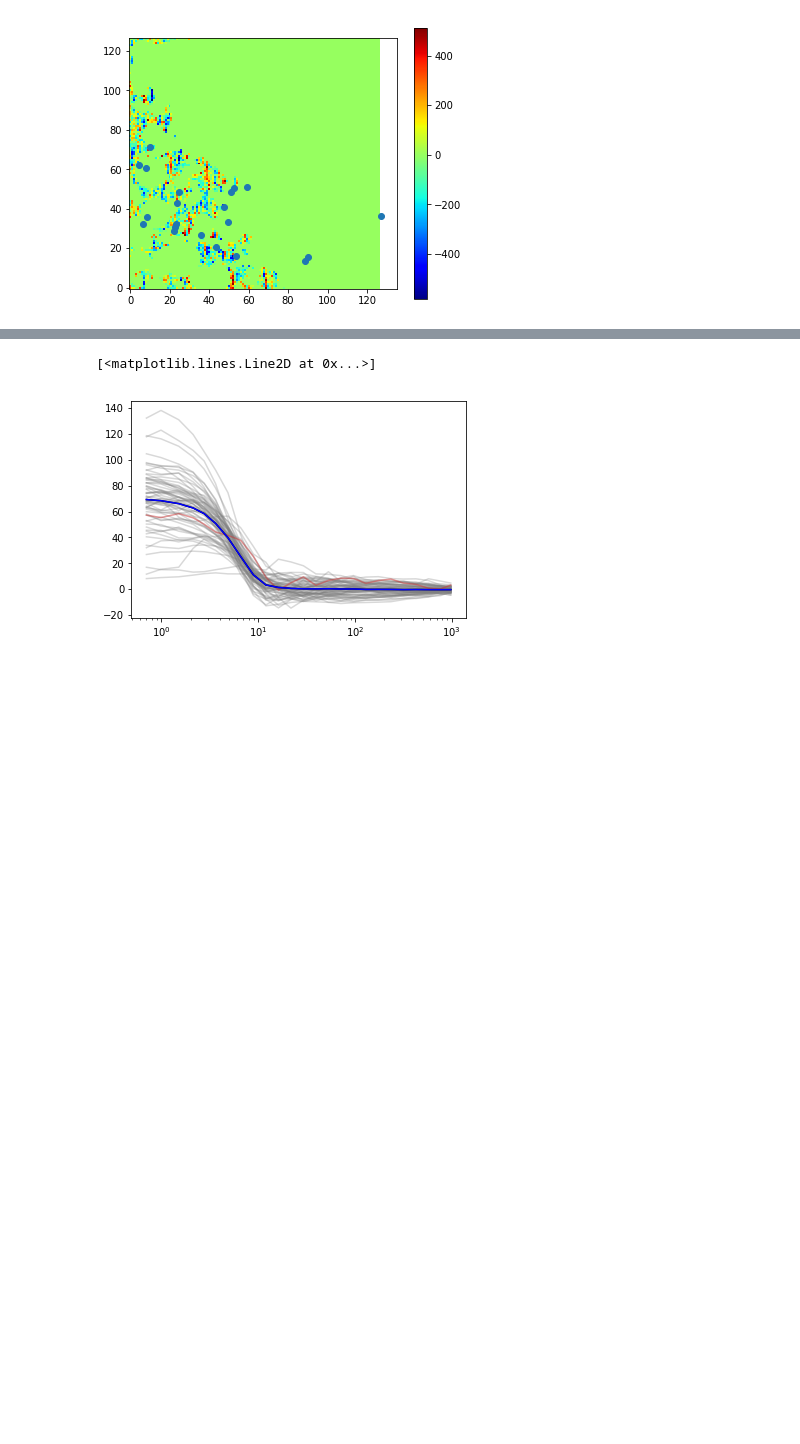
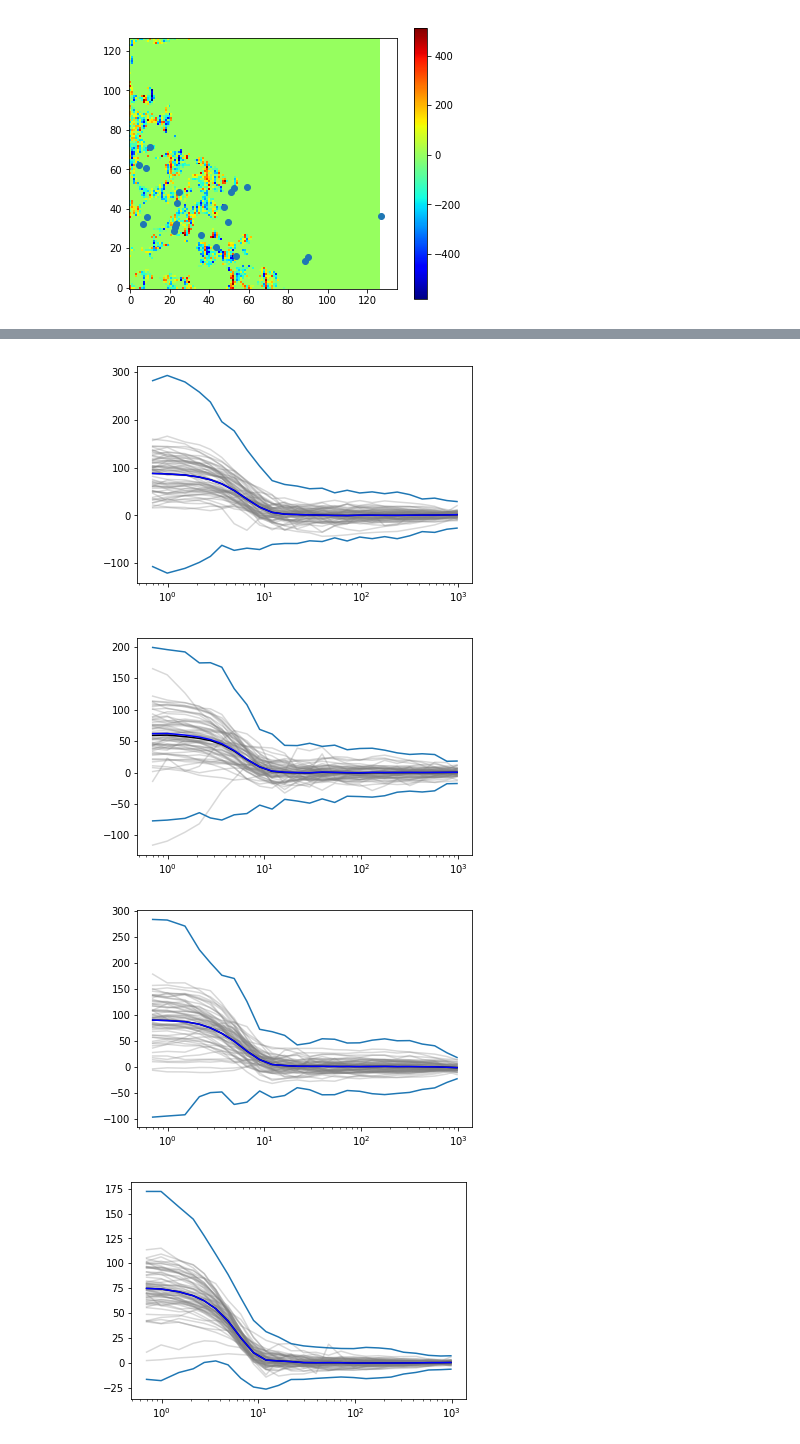
Before and after one commit to yuntingcheng/python_ciber, a Jupyter notebook: stack_modelfit/Untitled.ipynb, the cells around one changed output, grey strips where cells are left out. Drawn from its saved outputs; the diff is of its cells as text; code cells hidden in the pictures; blank space fills up the shorter version.

```diff
--- a/stack_modelfit/Untitled.ipynb
+++ b/stack_modelfit/Untitled.ipynb
@@ -814,0 +686,14 @@ array([ 2.77336704,  3.33014352,  2.46321681,  1.2031267 , -0.11189836,
+# %%
+ifield = 5
+im = 3
+m_min, m_max = magbindict['m_min'][im], magbindict['m_max'][im]
+
+stackdat = stacking(inst, ifield, m_min, m_max, filt_order=filt_order,
+                    load_from_file=True, BGsub=False).stackdat
+# %%
+a=(stackdat['profcb']*stackdat['profhit'] -\
+stackdat['sub'][63]['profcb']*stackdat['sub'][63]['profhit']) / \
+(stackdat['profhit'] - stackdat['sub'][63]['profhit'])
+
+a - stackdat['PSF']['profcb']/stackdat['PSF']['profcb'][0]*a[0],\
+stackdat['profcb'] - stackdat['PSF']['profcb']
@@ -815,25 +713,38 @@ array([ 2.77336704,  3.33014352,  2.46321681,  1.2031267 , -0.11189836,
 # %%
-rbins = stackdat['rbins']
-profs = []
-profs1 = []
-for isub in range(stackdat['Nsub']):
-    prof = stackdat['sub'][isub]['profcb']
-    plt.semilogx(rbins, prof,'grey',alpha=0.3)
-    profs.append(prof)
-    if prof[0]>-100:# and prof[0]<150:
-        profs1.append(prof)
-#     else:
-#         plt.semilogx(rbins, prof,'r',alpha=0.3)
-    if isub==63:
-        plt.semilogx(rbins, prof,'r',alpha=0.3)
+im = 3
+m_min, m_max = magbindict['m_min'][im], magbindict['m_max'][im]
 
-prof_avg = np.mean(np.array(profs),axis=0)
-prof_avg1 = np.mean(np.array(profs1),axis=0)
-plt.semilogx(rbins, prof_avg, 'k')
-plt.semilogx(rbins, prof_avg1, 'b')
-#     print(stackdat['sub'][isub]['Nsrc'])
-#     if any(prof<-100):
-#         print(isub,stackdat['sub'][isub]['Nsrc'])
+for ifield in [4,5,6,7,8]:
+    plt.figure()
+    stackdat = stacking(inst, ifield, m_min, m_max, filt_order=filt_order,
+                        load_from_file=True, BGsub=False).stackdat
+
+    rbins = stackdat['rbins']
+    profs = []
+    profs1 = []
+    for isub in range(stackdat['Nsub']):
+        prof = stackdat['sub'][isub]['profcb']
+        plt.semilogx(rbins, prof,'grey',alpha=0.3)
+        profs.append(prof)
+        if prof[0]>-100:# and prof[0]<150:
+            profs1.append(prof)
+
+    prof_avg = np.mean(np.array(profs),axis=0)
+    prof_avg1 = np.mean(np.array(profs1),axis=0)
+    prof_med = np.median(np.array(profs),axis=0)
+    plt.semilogx(rbins, prof_avg, 'k')
+    plt.semilogx(rbins, prof_avg1, 'b')
+
+    a = np.array(profs)
+    Q1, Q3 = np.percentile(a, 25, axis=0), np.percentile(a, 75, axis=0)
+    IQR = Q3 - Q1
+    plt.semilogx(rbins, Q1-3*IQR,'C0')
+    plt.semilogx(rbins,Q3+3*IQR,'C0')
+    #     print(stackdat['sub'][isub]['Nsrc'])
+    #     if any(prof<-100):
+    #         print(isub,stackdat['sub'][isub]['Nsrc'])
 # %% [output]
-[<matplotlib.lines.Line2D at 0x...>]
-[figure, old version]
+[figure, new version]
+[figure, added]
+[figure, added]
+[figure, added]
```
Also changed, not shown: parts of 17 cells of this notebook, 3 other files.
